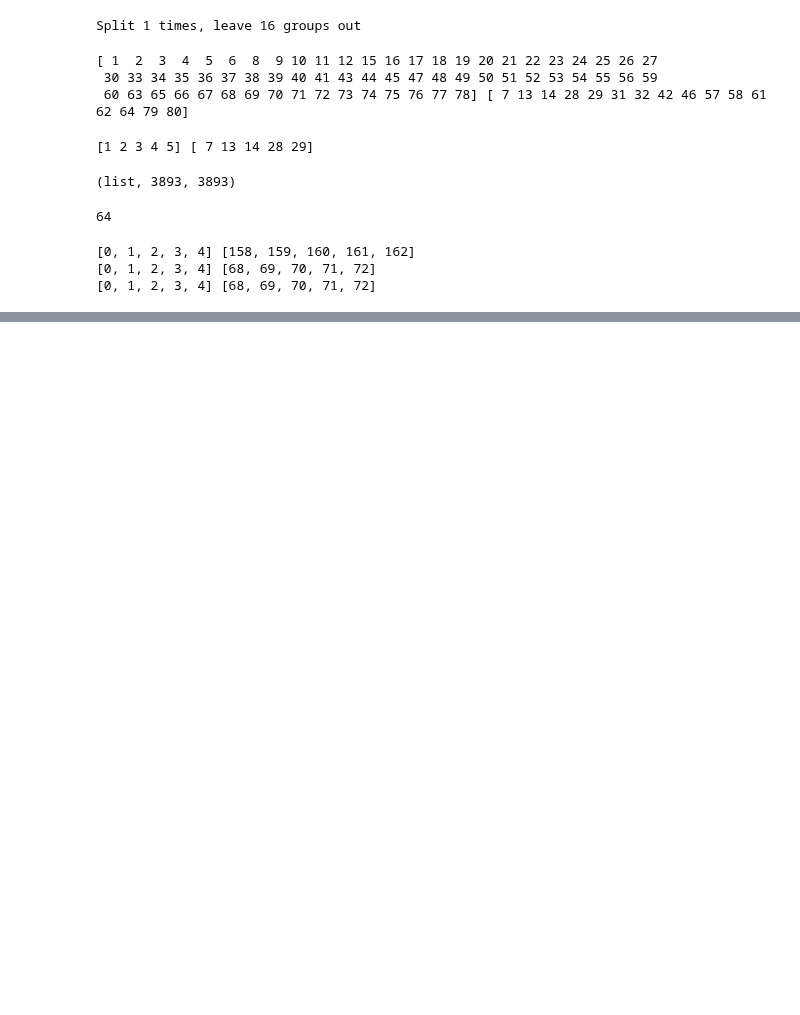
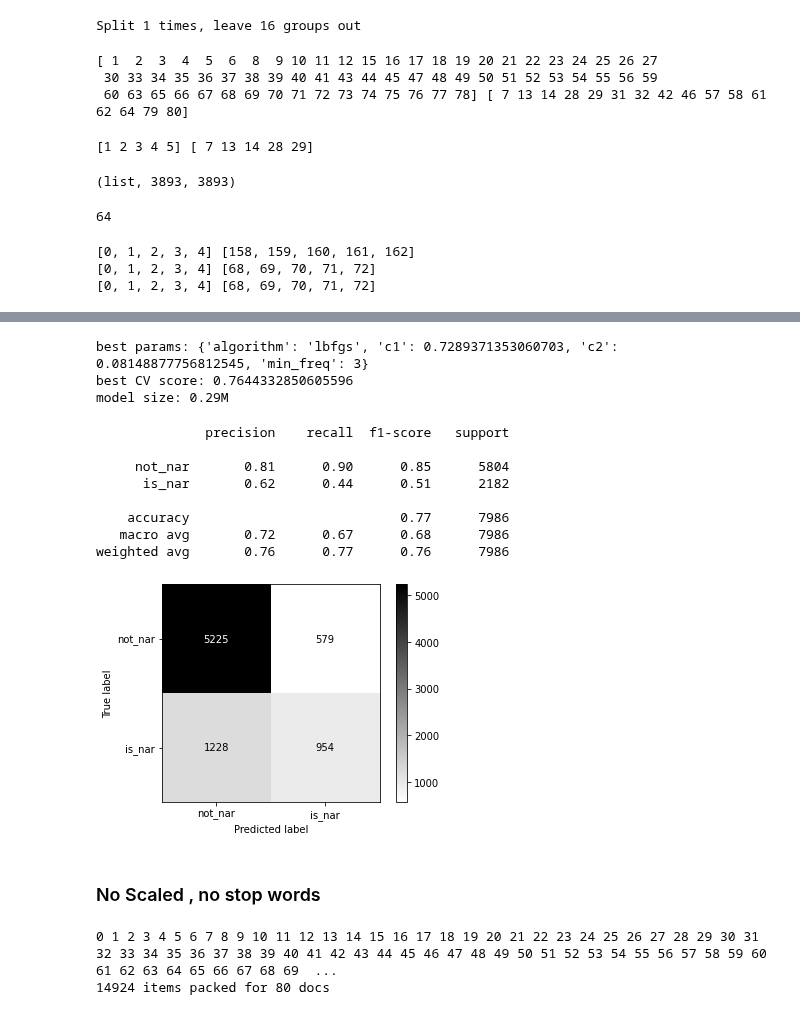
Before and after one commit to Sofy34/personal_strudy, a Jupyter notebook: thesis/14_reparse.ipynb, the cells around one changed output, grey strips where cells are left out. Drawn from its saved outputs; the diff is of its cells as text; code cells hidden in the pictures; blank space fills up the shorter version.

```diff
--- a/thesis/14_reparse.ipynb
+++ b/thesis/14_reparse.ipynb
@@ -118,0 +187,3 @@ for tr,ts in my_cv.split(X_train,y_train,groups_train):
+# %%
+imp.reload(common_utils)
+X,y,groups=model_utils.get_X_y_by_doc_indices(docs_map,list(docs_map.keys()),seq_len,step)
@@ -213,0 +415,5 @@ weighted avg       0.76      0.78      0.76      7986
+# %%
+for tr,ts in my_cv.split(X=list(docs_map.keys()),groups=list(docs_map.keys())):
+
+    X_train,y_train,groups_train =  model_utils.get_X_y_by_doc_indices(docs_map_2,tr,seq_len,step)
+    X_test,y_test,groups_test =  model_utils.get_X_y_by_doc_indices(docs_map_2,ts,seq_len,step)
@@ -213,0 +424,33 @@ weighted avg       0.76      0.78      0.76      7986
+# %%
+%%time
+# define fixed parameters and parameters to search
+
+n_groups=int(test_percent*len(set(groups_train)))
+n_splits=3
+my_cv=model_utils.ByDocFold(n_groups=n_groups,n_splits=n_splits)
+crf = CRF(
+    max_iterations=100,
+    all_possible_transitions=True
+)
+params_space = {
+    'c1': scipy.stats.expon(scale=0.5),
+    'c2': scipy.stats.expon(scale=0.05),
+    'algorithm': ['lbfgs' ,'l2sgd','ap','pa','arow'],
+    'min_freq': np.arange(1,11,2)
+}
+
+labels = ['not_nar','is_nar']
+# use the same metric for evaluation
+f1_scorer = make_scorer(metrics.flat_f1_score,
+                        average='weighted', labels=labels)
+
+# search
+rs = RandomizedSearchCV(crf, params_space,
+                        cv=my_cv,
+                        verbose=1,
+                        n_jobs=-1,
+                        n_iter=50,
+                        scoring=f1_scorer)
+
+
+rs.fit(X=X_train, y=y_train,groups=groups_train)
@@ -213,0 +489,39 @@ weighted avg       0.76      0.78      0.76      7986
+# %%
+# crf = rs.best_estimator_
+print('best params:', rs.best_params_)
+print('best CV score:', rs.best_score_)
+print('model size: {:0.2f}M'.format(rs.best_estimator_.size_ / 1000000))
+# %% [output]
+best params: {'algorithm': 'lbfgs', 'c1': 0.7289371353060703, 'c2': 0.08148877756812545, 'min_freq': 3}
+best CV score: 0.7644332850605596
+model size: 0.29M
+# %%
+best_crf = rs.best_estimator_
+y_pred  =  best_crf.predict(X_test)
+feature_utils.get_prediction_report(flatten(y_test),flatten(y_pred),best_crf.classes_)
+# %% [output]
+              precision    recall  f1-score   support
+
+     not_nar       0.81      0.90      0.85      5804
+      is_nar       0.62      0.44      0.51      2182
+
+    accuracy                           0.77      7986
+   macro avg       0.72      0.67      0.68      7986
+weighted avg       0.76      0.77      0.76      7986
+[figure, added]
+# %% [markdown]
+### No Scaled , no stop words
+# %%
+imp.reload(feature_utils)
+docs_map_3 = feature_utils.pack_all_doc_sentences_to_map(dir_name,
+                                                              per_par=True,
+                                                              limit=0,
+                                                              doc_as_sequence=1,
+                                                              sent_lemma_db_list=[],
+                                                              tf_types = ['word','lemma','char_wb'],
+                                                              merged_str = 'merged_db',
+                                                              tf_suffix=''
+                                                             )
+# %% [output]
+0 1 2 3 4 5 6 7 8 9 10 11 12 13 14 15 16 17 18 19 20 21 22 23 24 25 26 27 28 29 30 31 32 33 34 35 36 37 38 39 40 41 42 43 44 45 46 47 48 49 50 51 52 53 54 55 56 57 58 59 60 61 62 63 64 65 66 67 68 69  ...
+14924 items packed for 80 docs
```
Also changed, not shown: parts of 74 cells of this notebook.
